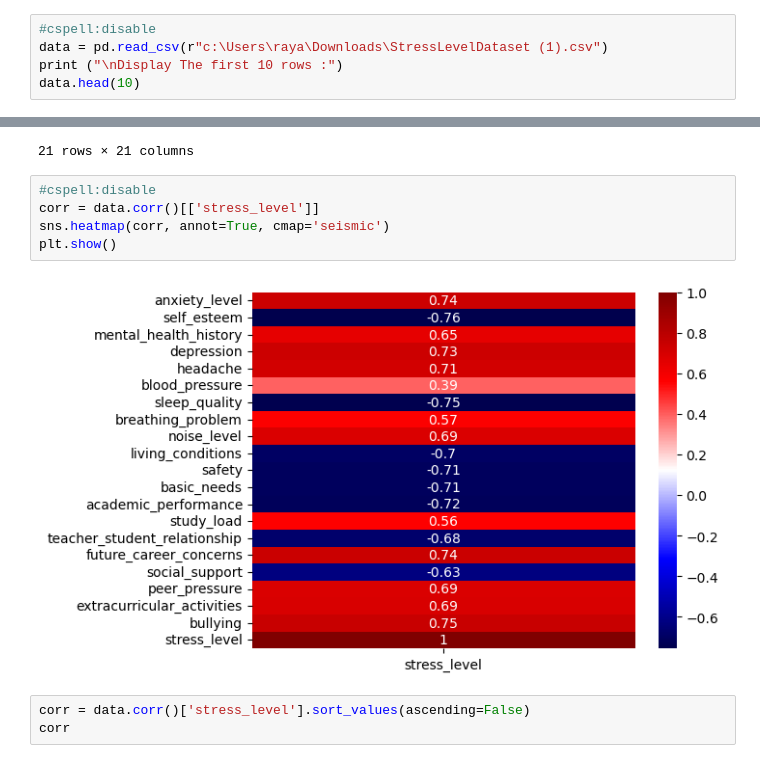
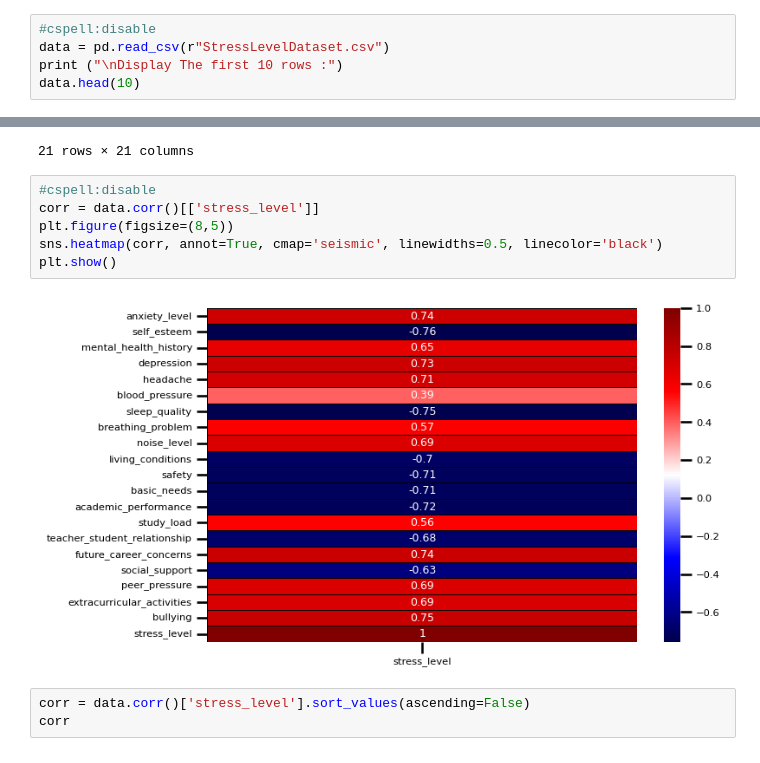
Before and after one commit to sandosaa/ML-project, a Jupyter notebook: ML project.ipynb, the cells around one changed output, grey strips where cells are left out. Saved outputs shown, nothing was run; the diff lists cells and outputs as text.

```diff
--- a/ML project.ipynb
+++ b/ML project.ipynb
@@ -128,7 +130,7 @@ from sklearn.model_selection import train_test_split
 </h1>
 # %%
 #cspell:disable
-data = pd.read_csv(r"c:\Users\raya\Downloads\StressLevelDataset (1).csv")
+data = pd.read_csv(r"StressLevelDataset.csv")
 print ("\nDisplay The first 10 rows :")
 data.head(10)
 # %% [output]
@@ -410,10 +413,11 @@ data.corr()
 # %%
 #cspell:disable
 corr = data.corr()[['stress_level']]
-sns.heatmap(corr, annot=True, cmap='seismic')
+plt.figure(figsize=(8,5))
+sns.heatmap(corr, annot=True, cmap='seismic', linewidths=0.5, linecolor='black')
 plt.show()
 # %% [output]
-[figure, old version]
+[figure, new version]
 # %%
 corr = data.corr()['stress_level'].sort_values(ascending=False)
 corr
```
Also changed, not shown: parts of 28 cells of this notebook, 1 other file.
